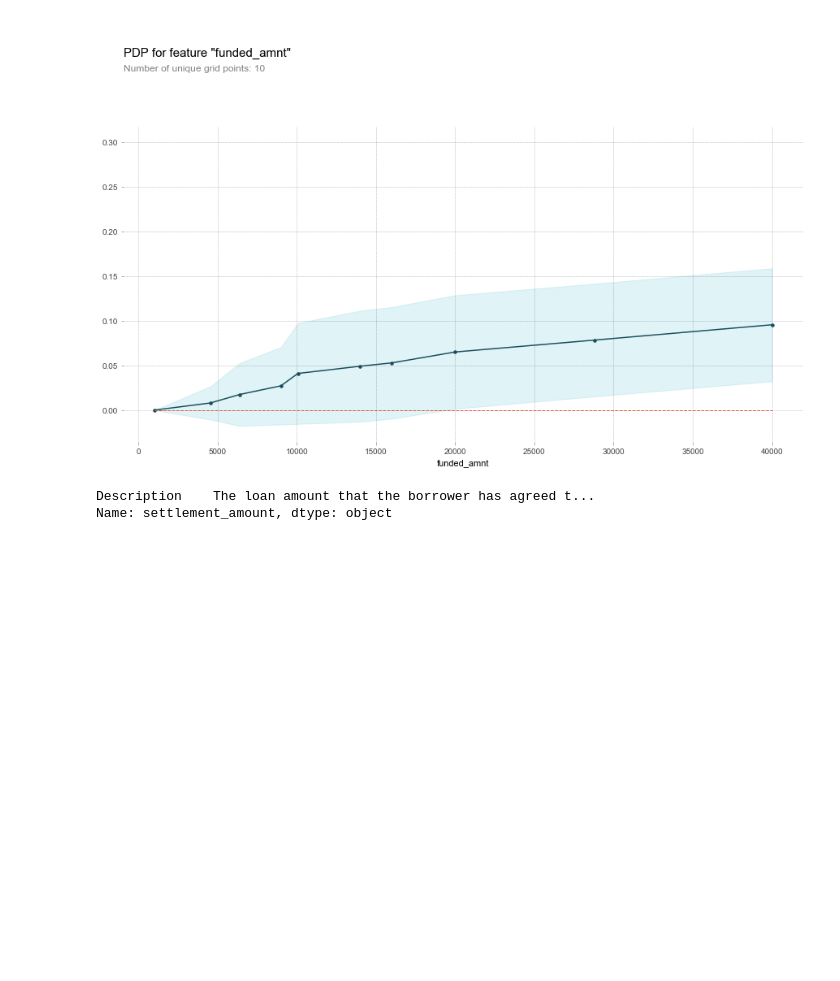
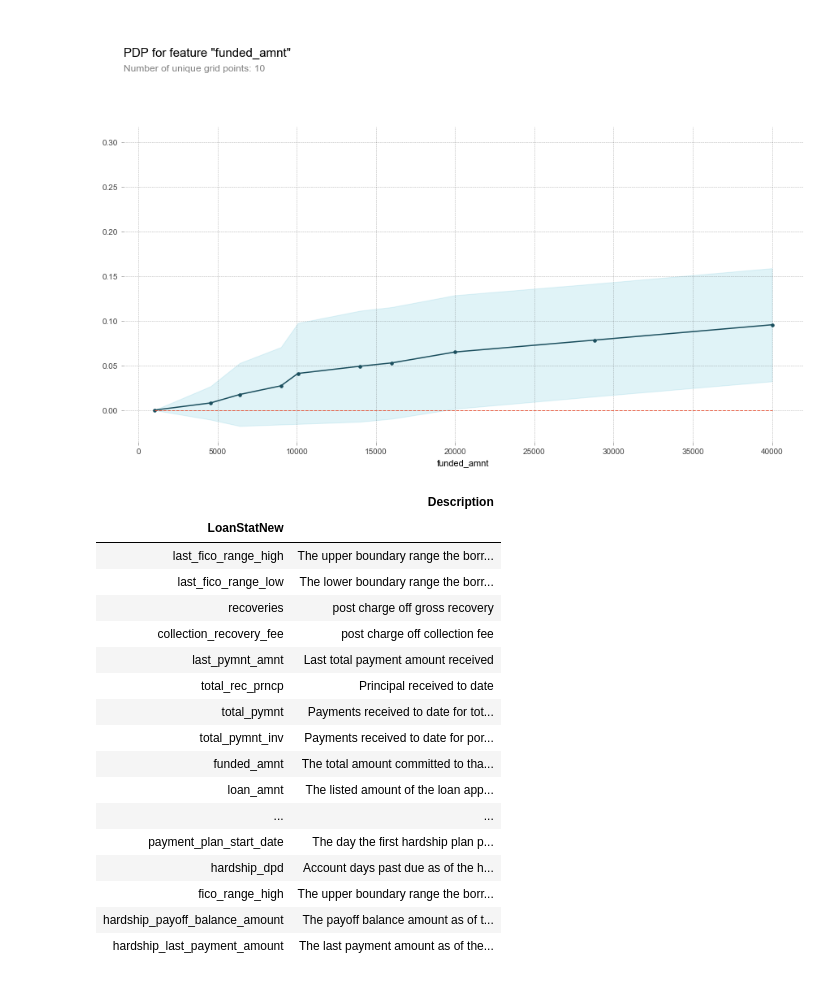
Before and after one commit to MartynJJ/ML_Project, a Jupyter notebook: Variable_Importance.ipynb, the cells around one changed output. Cells and saved outputs as stored; diff of their text form; code cells hidden in the pictures; blank space fills up the shorter version.

```diff
--- a/Variable_Importance.ipynb
+++ b/Variable_Importance.ipynb
@@ -196,2 +194,25 @@ top20 = [X_features[i] for i in indices[-20:]]
 # %%
+top = [X_features[i] for i in indices][-35:]
+top.reverse()
 definitions = pd.read_excel('./Data/LCDataDictionary.xlsx', index_col=0)
+topdef = definitions.loc[top]
+topdef
+# %% [output]
+|  | Description |
+| LoanStatNew |  |
+| last_fico_range_high | The upper boundary range the borr... |
+| last_fico_range_low | The lower boundary range the borr... |
+| recoveries | post charge off gross recovery |
+| collection_recovery_fee | post charge off collection fee |
+| last_pymnt_amnt | Last total payment amount received |
+| total_rec_prncp | Principal received to date |
+| total_pymnt | Payments received to date for tot... |
+| total_pymnt_inv | Payments received to date for por... |
+| funded_amnt | The total amount committed to tha... |
+| loan_amnt | The listed amount of the loan app... |
+| ... | ... |
+| payment_plan_start_date | The day the first hardship plan p... |
+| hardship_dpd | Account days past due as of the h... |
+| fico_range_high | The upper boundary range the borr... |
+| hardship_payoff_balance_amount | The payoff balance amount as of t... |
+| hardship_last_payment_amount | The last payment amount as of the... |
@@ -200,5 +218,0 @@ top20def = definitions.loc[top20]
-# %%
-print(top20def.iloc[0,:])
-# %% [output]
-Description    The loan amount that the borrower has agreed t...
-Name: settlement_amount, dtype: object
```
Also changed, not shown: parts of 10 cells of this notebook.
